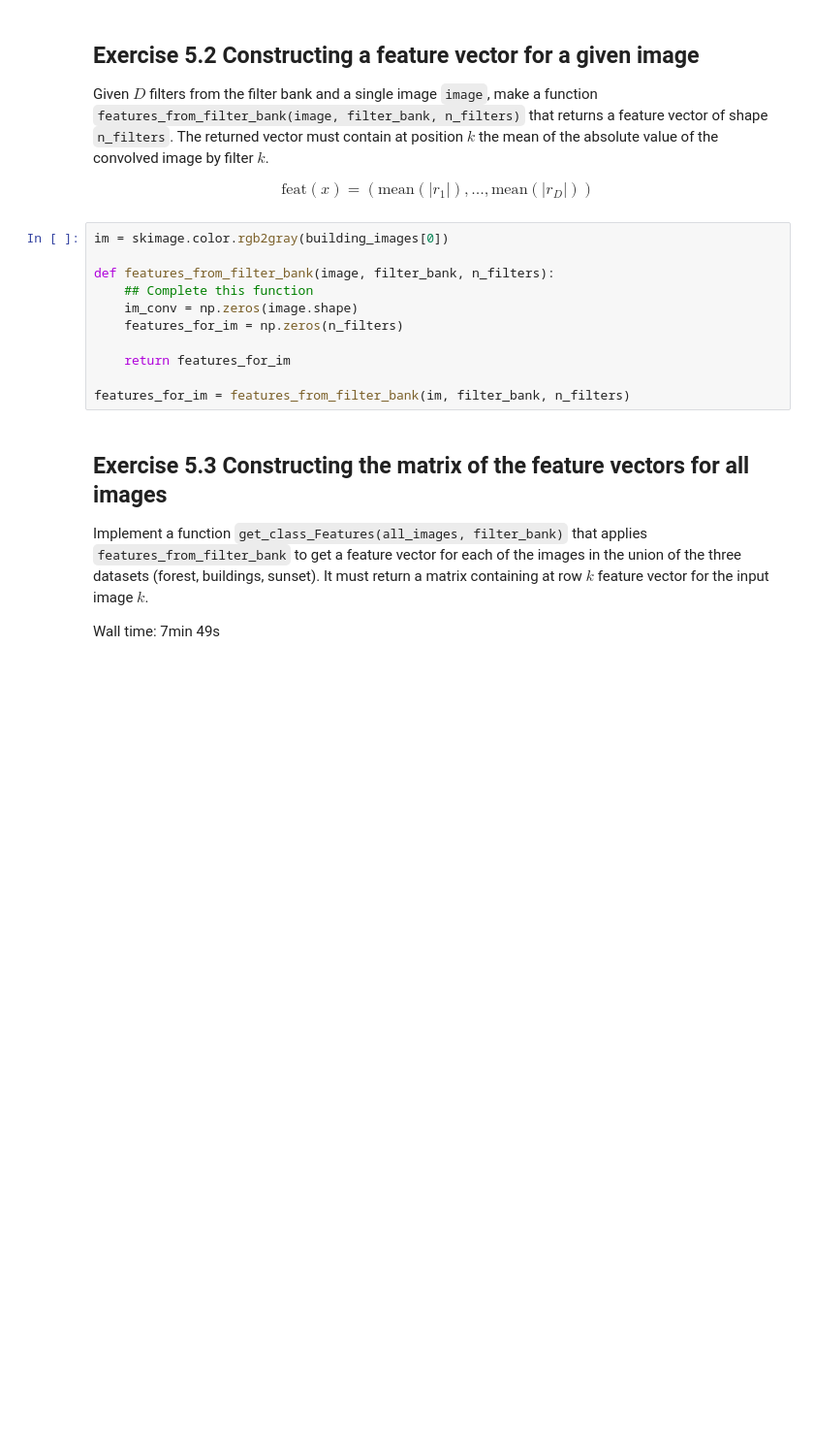
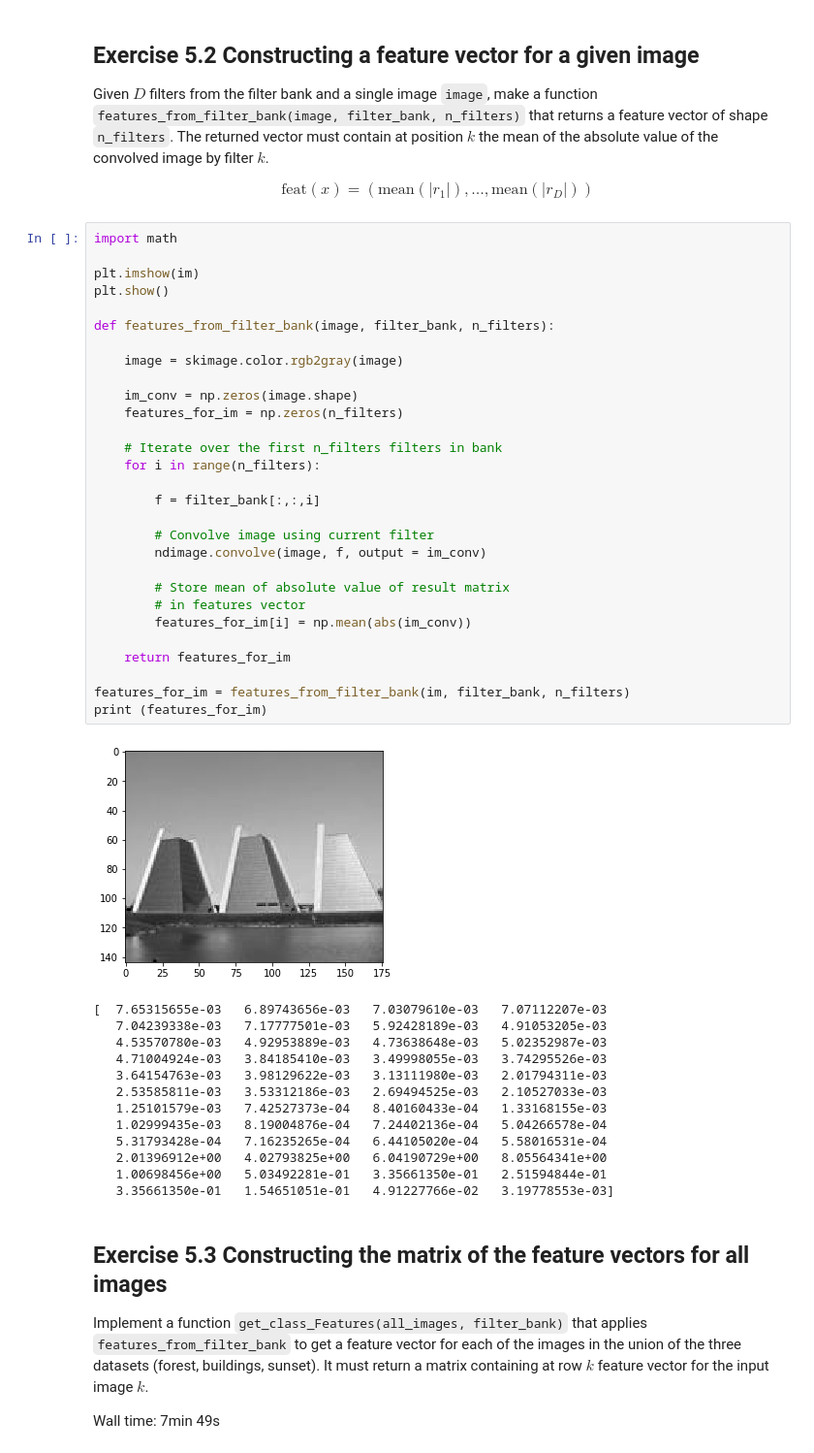
Before and after one commit to lousmontabes/Visio-Artificial, a Jupyter notebook: P5/p5_2018-2019_2solve.ipynb, the cells around one changed output. Shown: that part at 97% size. Saved outputs shown, nothing was run; the diff lists cells and outputs as text; blank space fills up the shorter version.

```diff
--- a/P5/p5_2018-2019_2solve.ipynb
+++ b/P5/p5_2018-2019_2solve.ipynb
@@ -143,17 +158,49 @@ Given $D$ filters from the filter bank and a single image `image`, make a functi
 $$
 \text{feat}(x) = \left( \text{mean}( |r_1|), \dots,\text{mean}(|r_D|) \right)
 $$
-# %%
-im = skimage.color.rgb2gray(building_images[0])
-
-def features_from_filter_bank(image, filter_bank, n_filters):
-    ## Complete this function
-    im_conv = np.zeros(image.shape)
-    features_for_im = np.zeros(n_filters)
-
-    return features_for_im
-
-features_for_im = features_from_filter_bank(im, filter_bank, n_filters)
+# %%
+import math
+
+plt.imshow(im)
+plt.show()
+
+def features_from_filter_bank(image, filter_bank, n_filters):
+
+    image = skimage.color.rgb2gray(image)
+
+    im_conv = np.zeros(image.shape)
+    features_for_im = np.zeros(n_filters)
+
+    # Iterate over the first n_filters filters in bank
+    for i in range(n_filters):
+
+        f = filter_bank[:,:,i]
+
+        # Convolve image using current filter
+        ndimage.convolve(image, f, output = im_conv)
+
+        # Store mean of absolute value of result matrix
+        # in features vector
+        features_for_im[i] = np.mean(abs(im_conv))
+
+    return features_for_im
+
+features_for_im = features_from_filter_bank(im, filter_bank, n_filters)
+print (features_for_im)
+# %% [output]
+[figure, added]
+[  7.65315655e-03   6.89743656e-03   7.03079610e-03   7.07112207e-03
+   7.04239338e-03   7.17777501e-03   5.92428189e-03   4.91053205e-03
+   4.53570780e-03   4.92953889e-03   4.73638648e-03   5.02352987e-03
+   4.71004924e-03   3.84185410e-03   3.49998055e-03   3.74295526e-03
+   3.64154763e-03   3.98129622e-03   3.13111980e-03   2.01794311e-03
+   2.53585811e-03   3.53312186e-03   2.69494525e-03   2.10527033e-03
+   1.25101579e-03   7.42527373e-04   8.40160433e-04   1.33168155e-03
+   1.02999435e-03   8.19004876e-04   7.24402136e-04   5.04266578e-04
+   5.31793428e-04   7.16235265e-04   6.44105020e-04   5.58016531e-04
+   2.01396912e+00   4.02793825e+00   6.04190729e+00   8.05564341e+00
+   1.00698456e+00   5.03492281e-01   3.35661350e-01   2.51594844e-01
+   3.35661350e-01   1.54651051e-01   4.91227766e-02   3.19778553e-03]
 # %% [markdown]
 ## Exercise 5.3 Constructing the matrix of the feature vectors for all images
 
```
Also changed, not shown: parts of 9 cells of this notebook.
